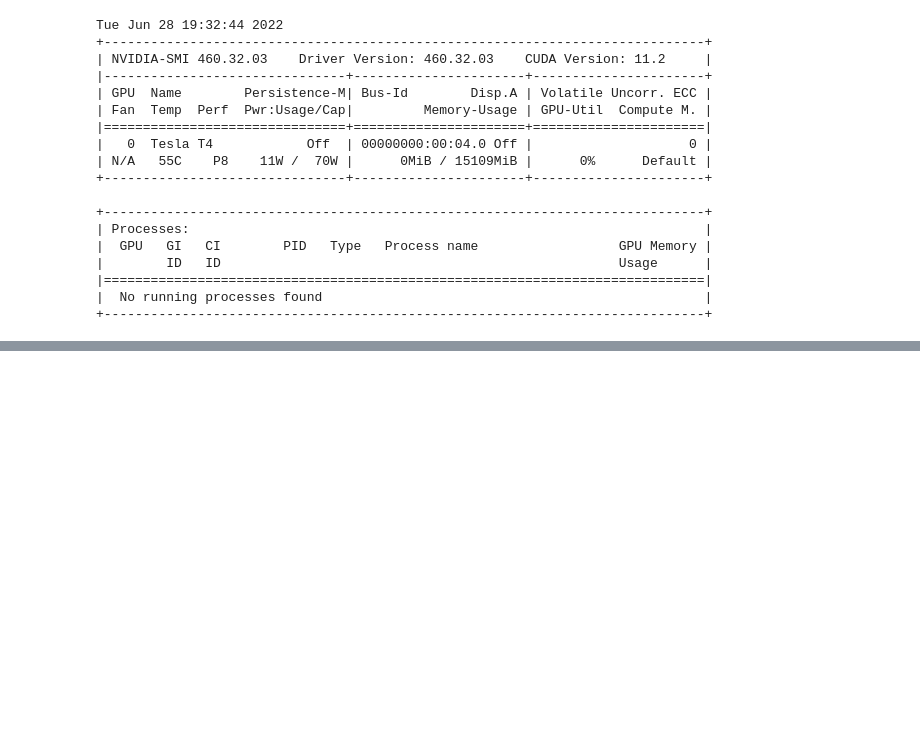
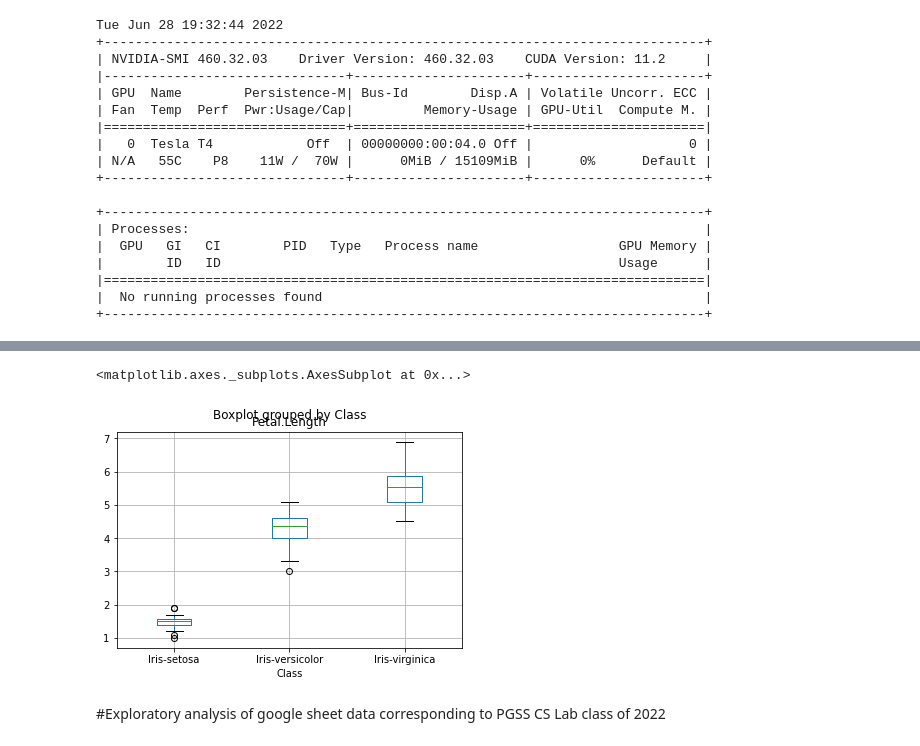
Before and after one commit to DanZfsd/PGSS, a Jupyter notebook: Week01/Untitled1.ipynb, the cells around one changed output, grey strips where cells are left out. Drawn from its saved outputs; the diff is of its cells as text; code cells hidden in the pictures; blank space fills up the shorter version.

```diff
--- a/Week01/Untitled1.ipynb
+++ b/Week01/Untitled1.ipynb
@@ -73,0 +90,7 @@ Tue Jun 28 19:32:44 2022
+# %%
+df2.boxplot("Petal.Length",'Class')
+# %% [output]
+<matplotlib.axes._subplots.AxesSubplot at 0x...>
+[figure, added]
+# %% [markdown]
+#Exploratory analysis of google sheet data corresponding to PGSS CS Lab class of 2022
```
Also changed, not shown: parts of 6 cells of this notebook.
